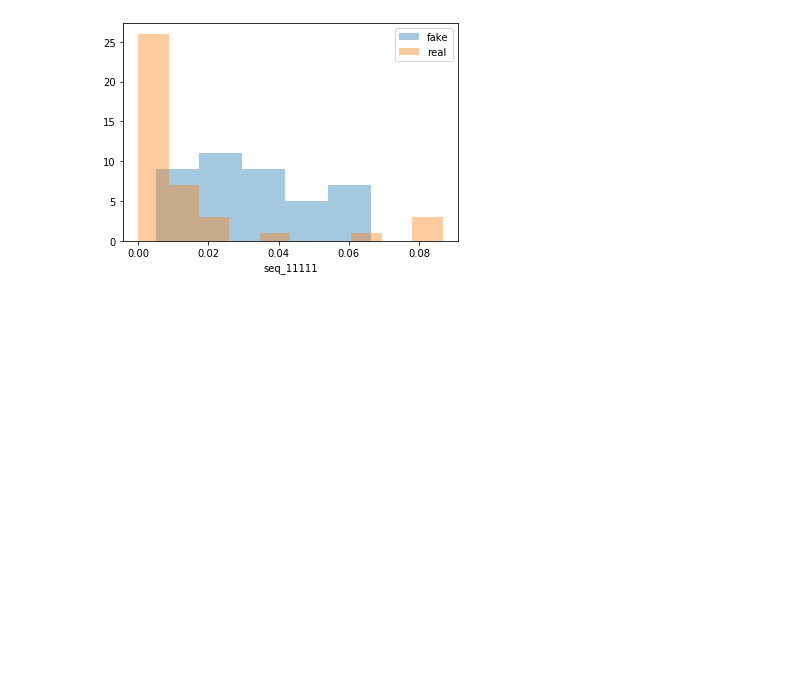
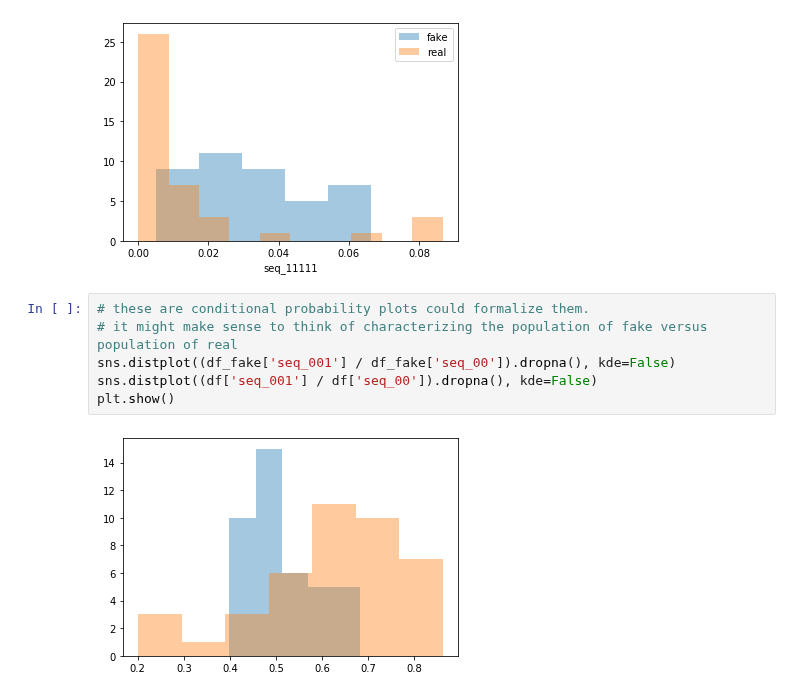
Before and after one commit to mlfa19/assignments, a Jupyter notebook: Module 2/Analyze Fake Coin Flips.ipynb, the cells around one changed output. Cells and saved outputs as stored; diff of their text form; blank space fills up the shorter version.

Commit message:
analyze fake coin flips

```diff
--- a/Module 2/Analyze Fake Coin Flips.ipynb
+++ b/Module 2/Analyze Fake Coin Flips.ipynb
@@ -62,3 +62,11 @@ def make_seq_hists(seq):
 make_seq_hists('11111')
 # %% [output]
 [figure]
+# %%
+# these are conditional probability plots could formalize them.
+# it might make sense to think of characterizing the population of fake versus population of real
+sns.distplot((df_fake['seq_001'] / df_fake['seq_00']).dropna(), kde=False)
+sns.distplot((df['seq_001'] / df['seq_00']).dropna(), kde=False)
+plt.show()
+# %% [output]
+[figure, added]
```
